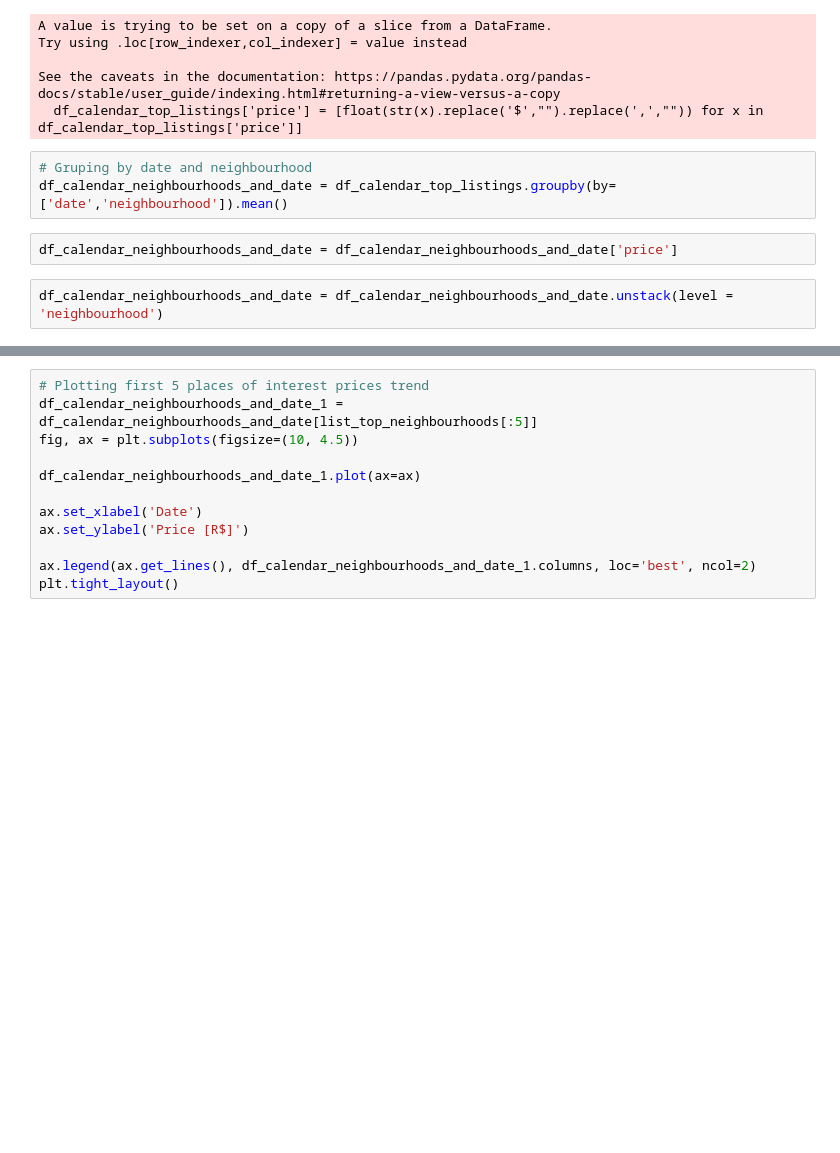
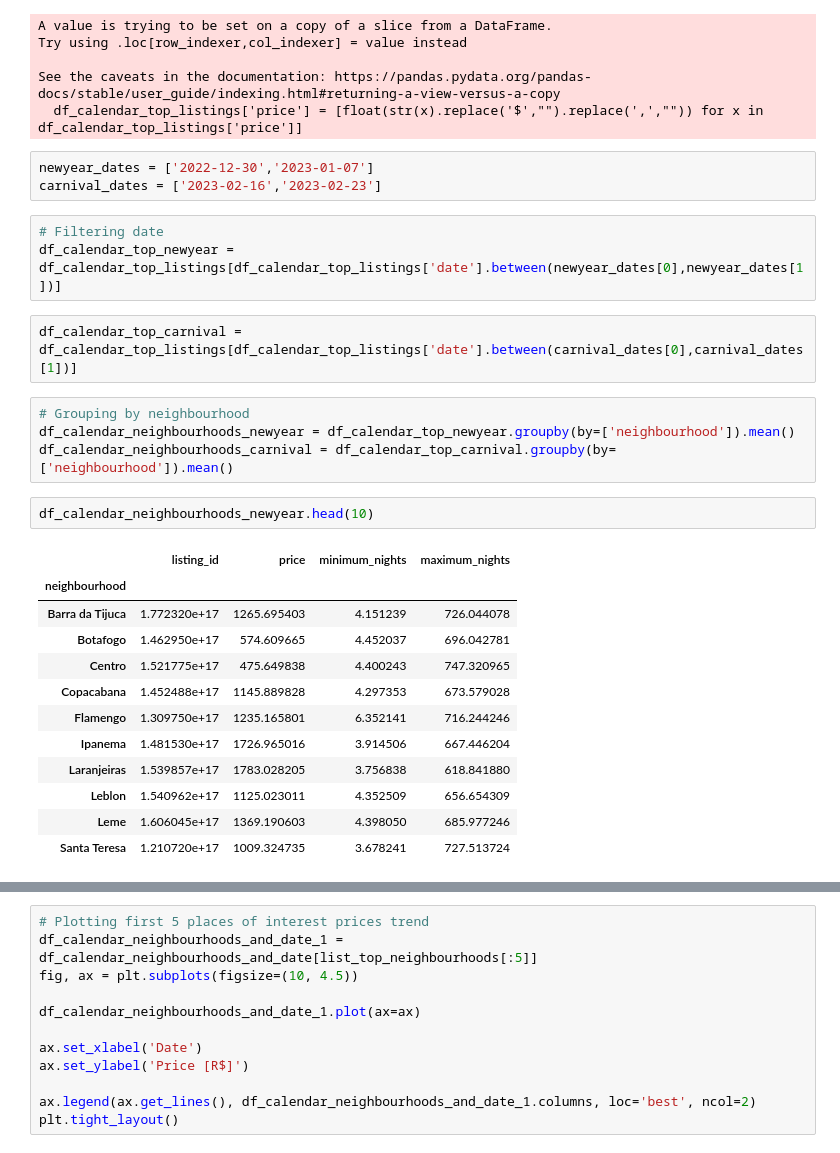
Before and after one commit to matheusamc/udacity_datascience_nanodegree_blogpost, a Jupyter notebook: blog_post_project.ipynb, the cells around one changed output, grey strips where cells are left out. Cells and saved outputs as stored; diff of their text form; blank space fills up the shorter version.

```diff
--- a/blog_post_project.ipynb
+++ b/blog_post_project.ipynb
@@ -255,9 +249,29 @@ Try using .loc[row_indexer,col_indexer] = value instead
 See the caveats in the documentation: https://pandas.pydata.org/pandas-docs/stable/user_guide/indexing.html#returning-a-view-versus-a-copy
   df_calendar_top_listings['price'] = [float(str(x).replace('$',"").replace(',',"")) for x in df_calendar_top_listings['price']]
 # %%
-# Gruping by date and neighbourhood
-df_calendar_neighbourhoods_and_date = df_calendar_top_listings.groupby(by=['date','neighbourhood']).mean()
+newyear_dates = ['2022-12-30','2023-01-07']
+carnival_dates = ['2023-02-16','2023-02-23']
+# %%
+# Filtering date
+df_calendar_top_newyear = df_calendar_top_listings[df_calendar_top_listings['date'].between(newyear_dates[0],newyear_dates[1])]
 # %%
-df_calendar_neighbourhoods_and_date = df_calendar_neighbourhoods_and_date['price']
+df_calendar_top_carnival = df_calendar_top_listings[df_calendar_top_listings['date'].between(carnival_dates[0],carnival_dates[1])]
 # %%
-df_calendar_neighbourhoods_and_date = df_calendar_neighbourhoods_and_date.unstack(level = 'neighbourhood')
+# Grouping by neighbourhood
+df_calendar_neighbourhoods_newyear = df_calendar_top_newyear.groupby(by=['neighbourhood']).mean()
+df_calendar_neighbourhoods_carnival = df_calendar_top_carnival.groupby(by=['neighbourhood']).mean()
+# %%
+df_calendar_neighbourhoods_newyear.head(10)
+# %% [output]
+|  | listing_id | price | minimum_nights | maximum_nights |
+| neighbourhood |  |  |  |  |
+| Barra da Tijuca | 1.772320e+17 | 1265.695403 | 4.151239 | 726.044078 |
+| Botafogo | 1.462950e+17 | 574.609665 | 4.452037 | 696.042781 |
+| Centro | 1.521775e+17 | 475.649838 | 4.400243 | 747.320965 |
+| Copacabana | 1.452488e+17 | 1145.889828 | 4.297353 | 673.579028 |
+| Flamengo | 1.309750e+17 | 1235.165801 | 6.352141 | 716.244246 |
+| Ipanema | 1.481530e+17 | 1726.965016 | 3.914506 | 667.446204 |
+| Laranjeiras | 1.539857e+17 | 1783.028205 | 3.756838 | 618.841880 |
+| Leblon | 1.540962e+17 | 1125.023011 | 4.352509 | 656.654309 |
+| Leme | 1.606045e+17 | 1369.190603 | 4.398050 | 685.977246 |
+| Santa Teresa | 1.210720e+17 | 1009.324735 | 3.678241 | 727.513724 |
```
Also changed, not shown: parts of 15 cells of this notebook.
